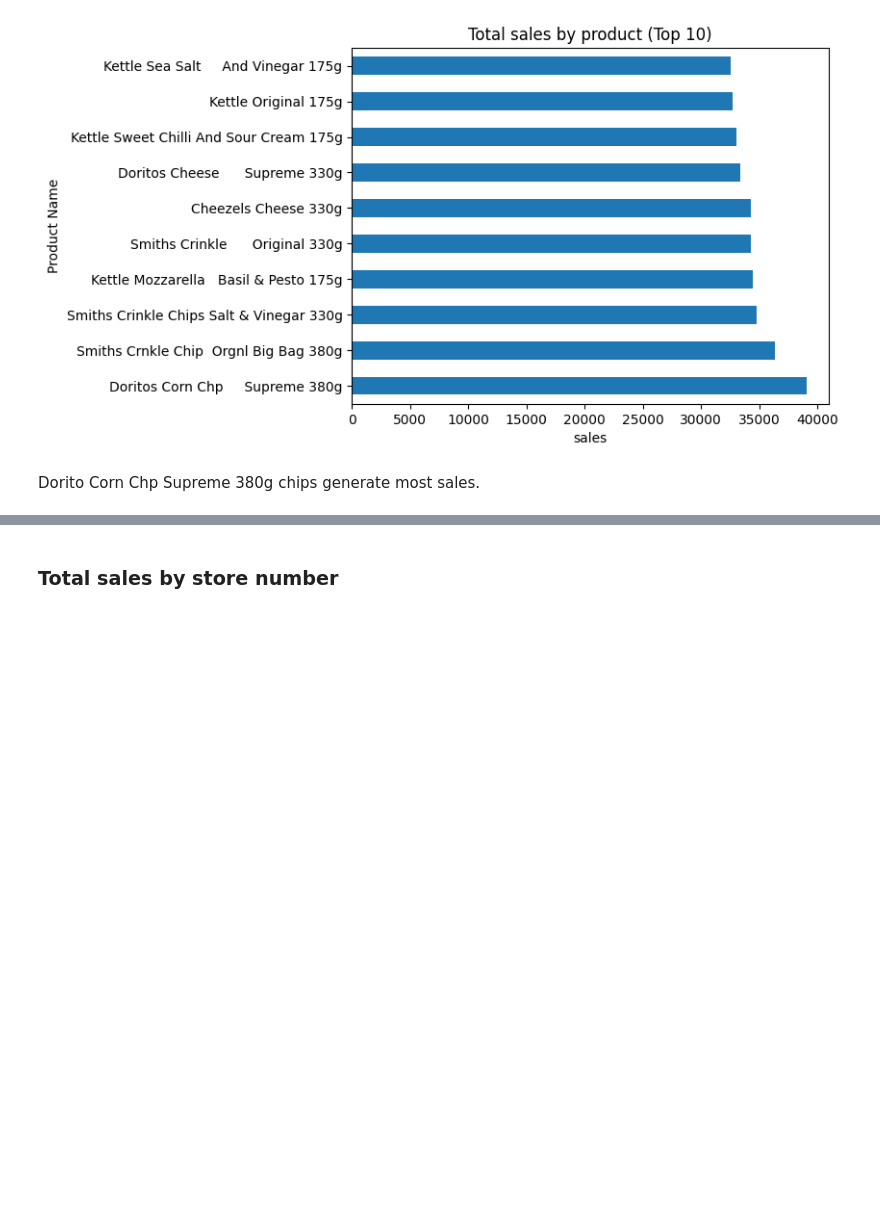
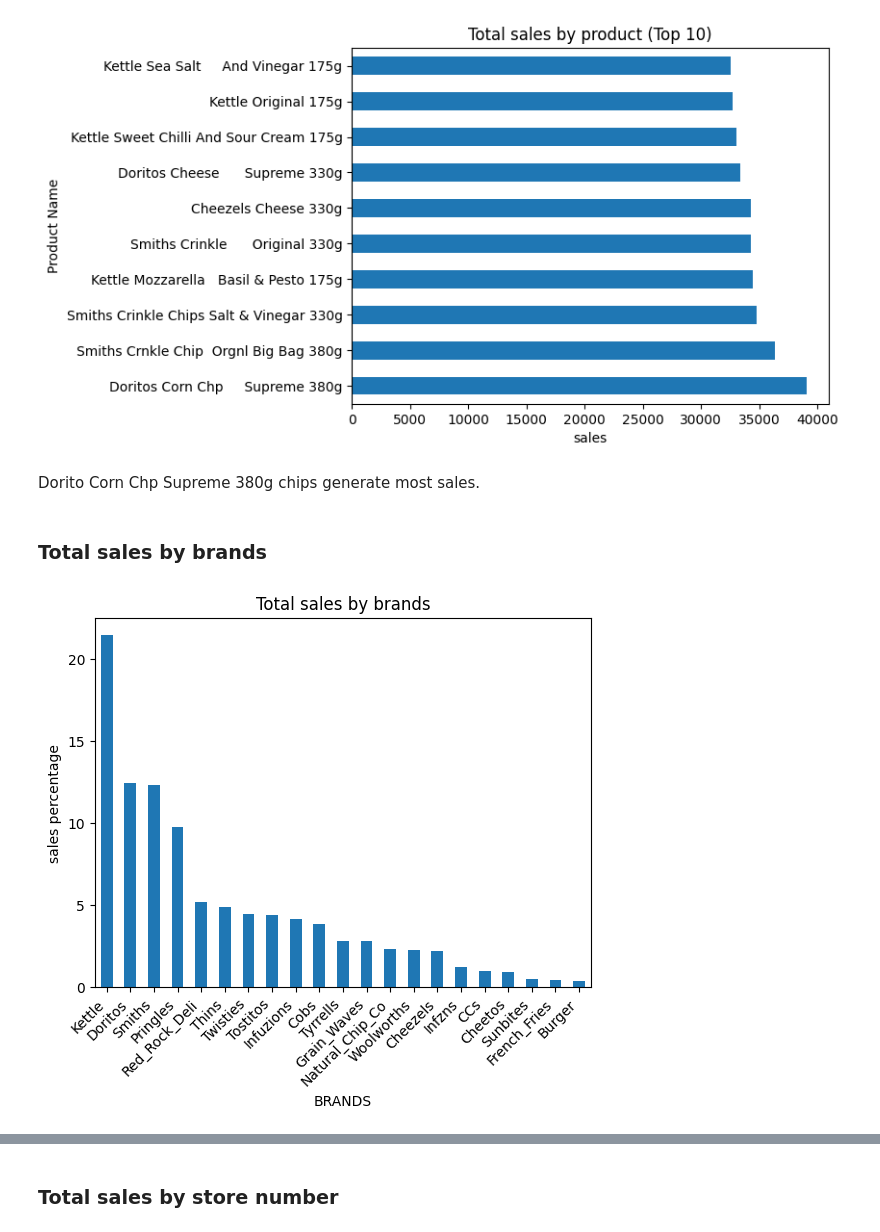
Before and after one commit to nav500/zed-supermart-customer-analysis, a Jupyter notebook: data_preparation.ipynb, the cells around one changed output, grey strips where cells are left out. Cells and saved outputs as stored; diff of their text form; code cells hidden in the pictures; blank space fills up the shorter version.

```diff
--- a/data_preparation.ipynb
+++ b/data_preparation.ipynb
@@ -475,3 +501,16 @@ bar_plots_h(
 [figure]
 # %% [markdown]
 Dorito Corn Chp Supreme 380g chips generate most sales.
+# %% [markdown]
+### Total sales by brands
+# %%
+brands_sales_sr = cust_transact_data.groupby("BRANDS")["TOT_SALES"].sum().sort_values(ascending=False)
+brands_sales_sr = (brands_sales_sr/total_sales)*100
+bar_plots(
+    data_series=brands_sales_sr,
+    x_label=list(brands_sales_sr.index),
+    y_label="sales percentage",
+    title="Total sales by brands"
+)
+# %% [output]
+[figure, added]
```
Also changed, not shown: parts of 13 cells of this notebook.
